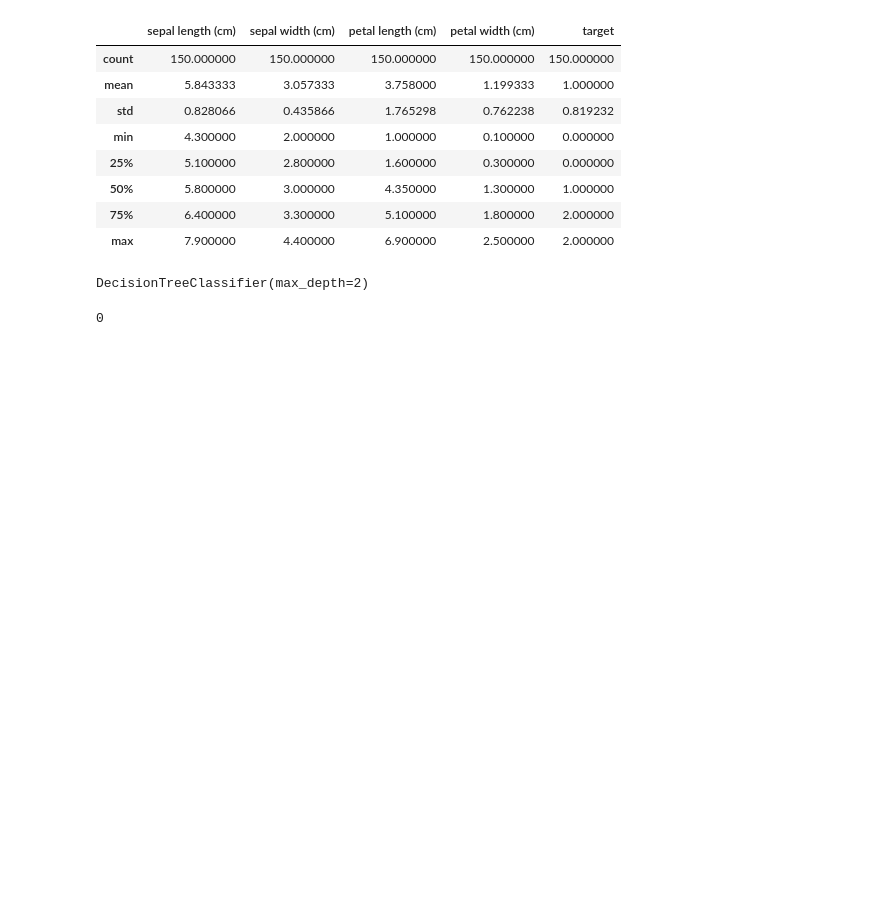
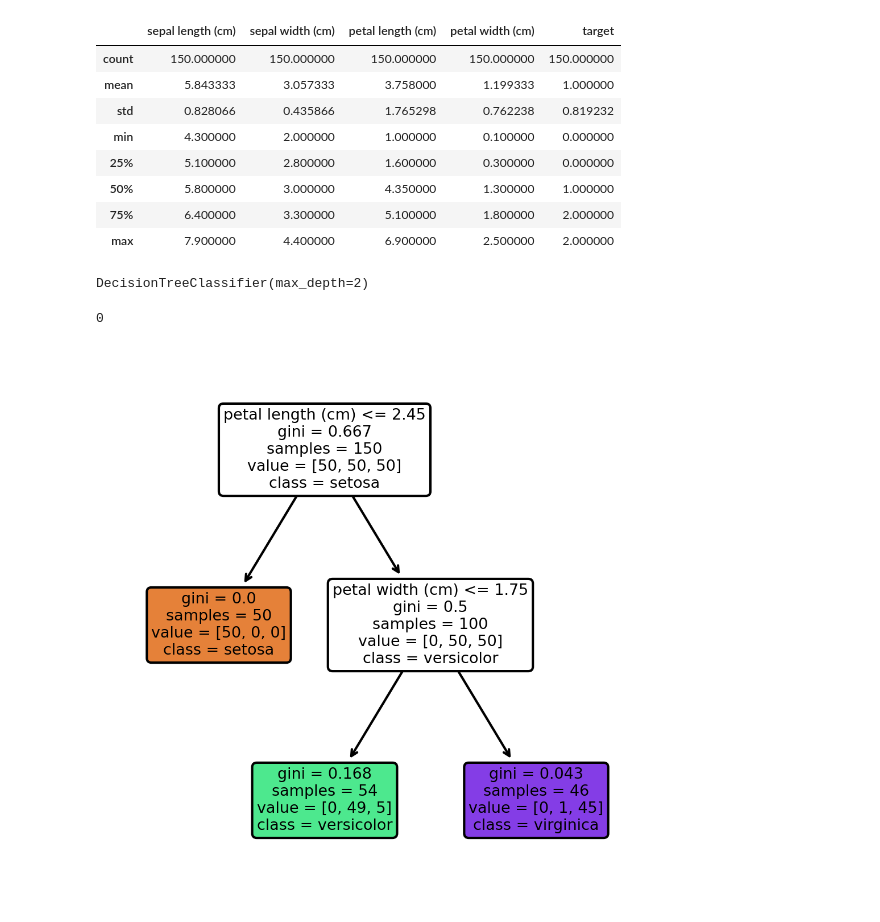
Before and after one commit to JeanGC970520/caipc, a Jupyter notebook: my_learning/decision_trees/main.ipynb, the cells around one changed output. Saved outputs shown, nothing was run; the diff lists cells and outputs as text; code cells hidden in the pictures; blank space fills up the shorter version.

Commit message:
Checking other way to display and save the Decision Tree model

```diff
--- a/my_learning/decision_trees/main.ipynb
+++ b/my_learning/decision_trees/main.ipynb
@@ -70,3 +70,15 @@ from subprocess import check_call
 check_call(['dot','-Tpng', "./iris_tree.dot",'-o',"./iris_tree.png"])
 # %% [output]
 0
+# %%
+# Otra forma de visualizar el arbol.
+fig, axes = plt.subplots(nrows = 1, ncols = 1, figsize = (4,4), dpi = 300)
+
+tree.plot_tree(tree_clf,
+               feature_names=iris.feature_names[2:],
+               class_names=['setosa', 'versicolor', 'virginica'],
+               rounded=True,
+               filled = True)
+fig.savefig('./plottreefncn.png')
+# %% [output]
+[figure, added]
```
